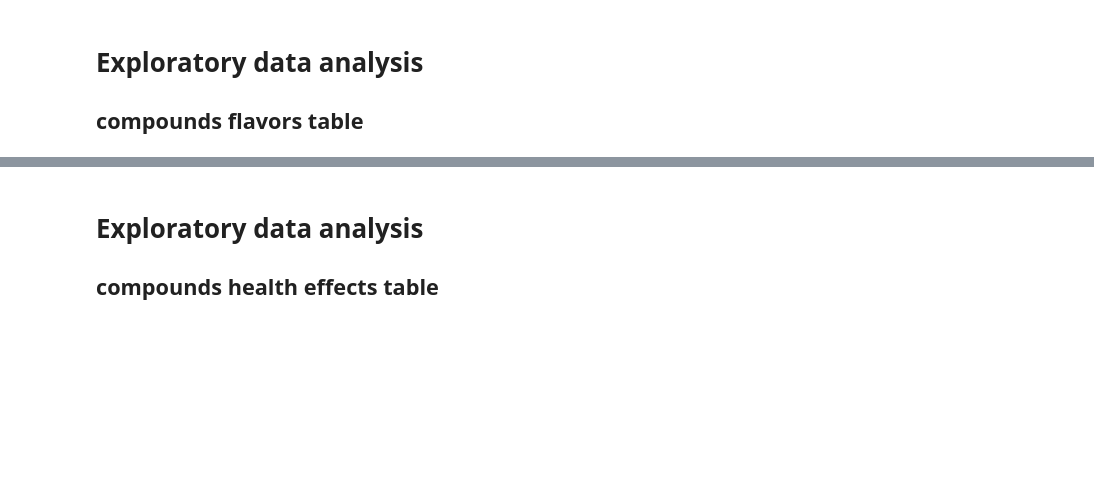
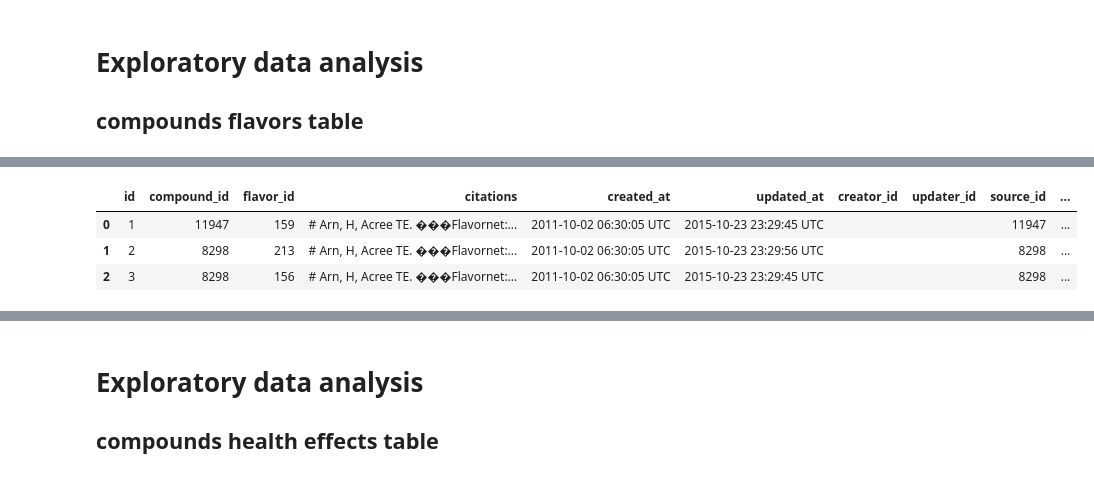
Before and after one commit to ssrosa/mod03project_sandbox, a Jupyter notebook: index.ipynb, the cells around one changed output, grey strips where cells are left out. Saved outputs shown, nothing was run; the diff lists cells and outputs as text; code cells hidden in the pictures; blank space fills up the shorter version.

```diff
--- a/index.ipynb
+++ b/index.ipynb
@@ -1009,0 +1194,7 @@ compounds_flavors = pd.read_sql_query('''SELECT cf.*
+# %%
+compounds_flavors.head(3)
+# %% [output]
+|  | id | compound_id | flavor_id | citations | created_at | updated_at | creator_id | updater_id | source_id | ... |
+| 0 | 1 | 11947 | 159 | # Arn, H, Acree TE. ���Flavornet:... | 2011-10-02 06:30:05 UTC | 2015-10-23 23:29:45 UTC |  |  | 11947 | ... |
+| 1 | 2 | 8298 | 213 | # Arn, H, Acree TE. ���Flavornet:... | 2011-10-02 06:30:05 UTC | 2015-10-23 23:29:56 UTC |  |  | 8298 | ... |
+| 2 | 3 | 8298 | 156 | # Arn, H, Acree TE. ���Flavornet:... | 2011-10-02 06:30:05 UTC | 2015-10-23 23:29:45 UTC |  |  | 8298 | ... |
```
Also changed, not shown: parts of 179 cells of this notebook.
